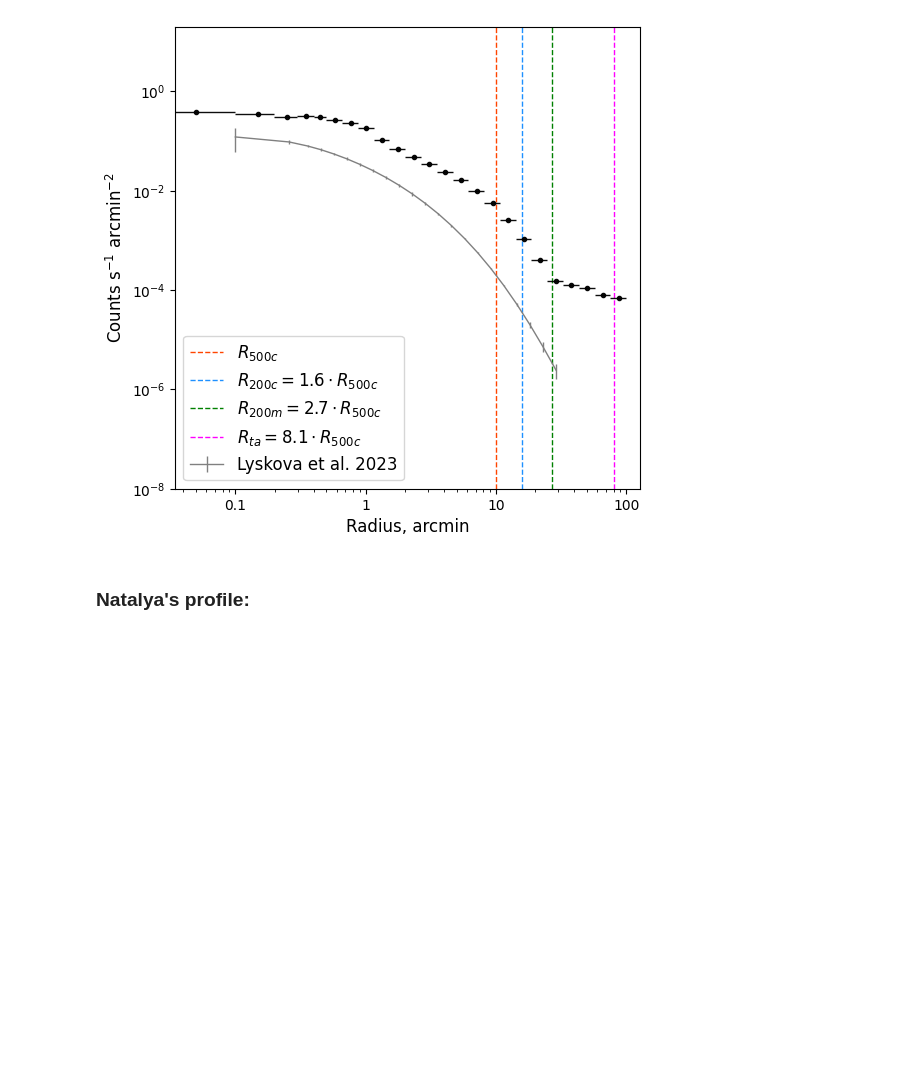
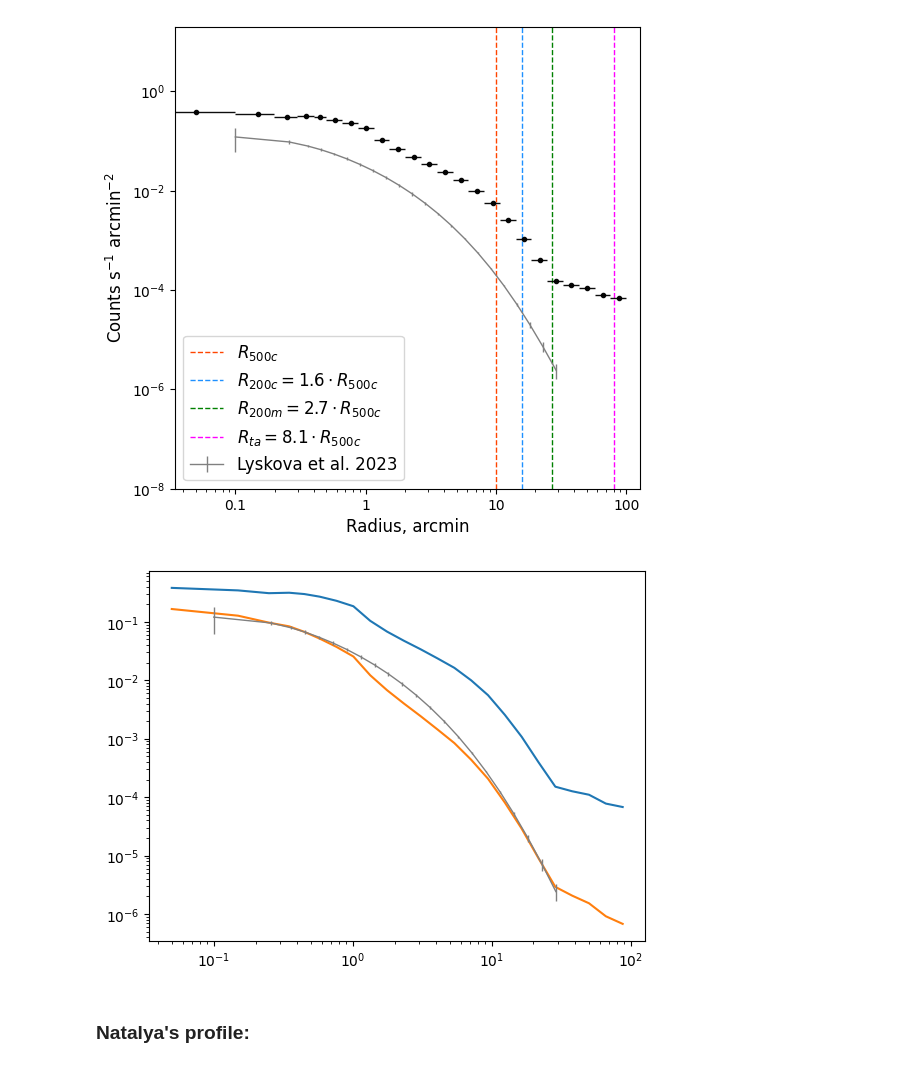
Before and after one commit to pi4imu/stacking, a Jupyter notebook: stacking_new.ipynb, the cells around one changed output. Drawn from its saved outputs; the diff is of its cells as text; code cells hidden in the pictures; blank space fills up the shorter version.

```diff
--- a/stacking_new.ipynb
+++ b/stacking_new.ipynb
@@ -699,6 +699,20 @@ plt.show()
 # %% [output]
 <Figure size 640x480 with 0 Axes>
 [figure]
+# %%
+setka_bins = np.append([0, 1, 2, 3, 4], np.geomspace(5, r_pixels_max, 20))
+setka = [(a+b)/2 for a, b in zip(setka_bins[:-1], setka_bins[1:])]
+rr = np.array(setka)/r500r*(10*998/1000)
+
+plt.plot(rr, np.array(brbr))
+plt.plot(rr, np.array(brbr)/np.geomspace(2.3, 0.1*r_pixels_max, 24))
+plt.xscale("log")
+plt.yscale("log")
+plt.errorbar(Ix[0], Ix[1], (Ix[3]-Ix[1], Ix[1]-Ix[2]), lw=1, color='grey', label='Lyskova et al. 2023')
+
+plt.show()
+# %% [output]
+[figure, added]
 # %% [markdown]
 ### Natalya's profile:
 # %%
```
Also changed, not shown: parts of 2 cells of this notebook, 1 other file.
